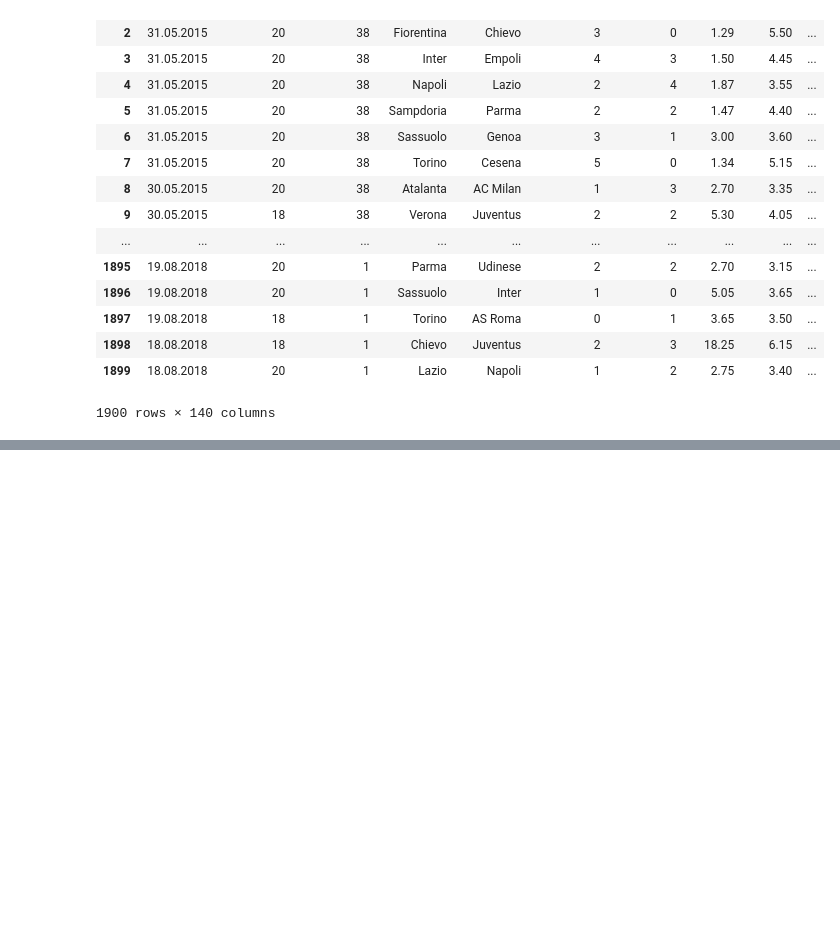
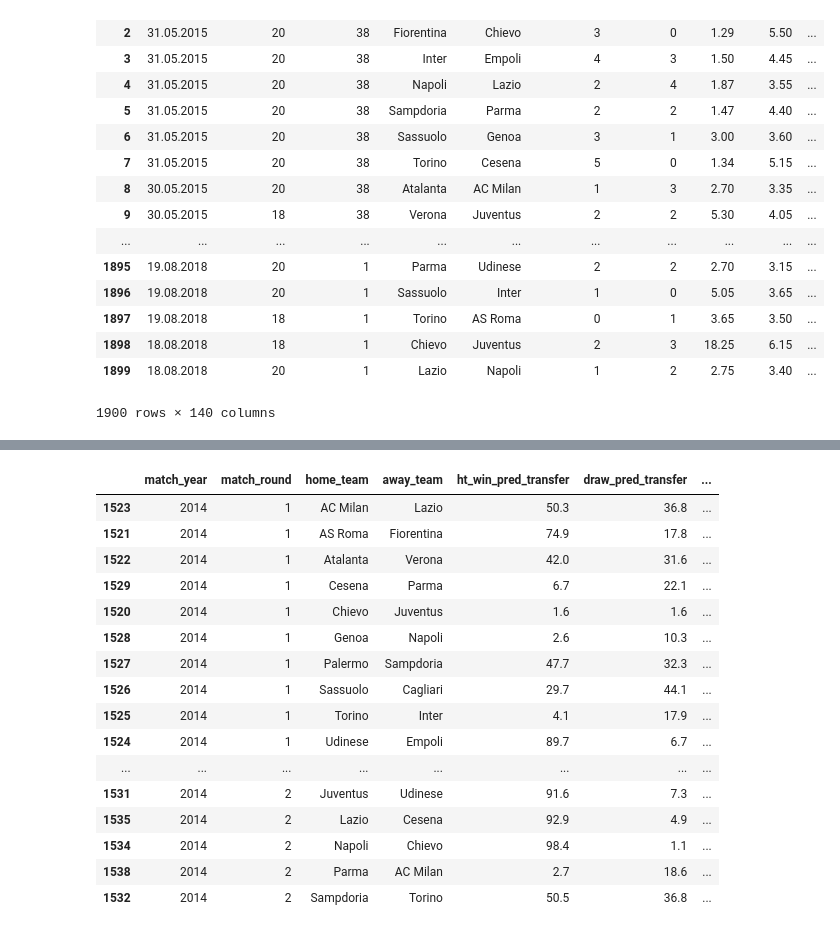
Before and after one commit to teomores/epl-oracle, a Jupyter notebook: notebooks/to_xgb_dataset.ipynb, the cells around one changed output, grey strips where cells are left out. Saved outputs shown, nothing was run; the diff lists cells and outputs as text; code cells hidden in the pictures; blank space fills up the shorter version.

```diff
--- a/notebooks/to_xgb_dataset.ipynb
+++ b/notebooks/to_xgb_dataset.ipynb
@@ -66,0 +134,17 @@ df
+# %%
+user_pref_df.loc[user_pref_df.home_team == 'Cagliari Calcio', 'home_team'] = 'Cagliari'
+user_pref_df.loc[user_pref_df.away_team == 'Cagliari Calcio', 'away_team'] = 'Cagliari'
+user_pref_df.loc[user_pref_df.home_team == 'Chievo Verona', 'home_team'] = 'Chievo'
+user_pref_df.loc[user_pref_df.away_team == 'Chievo Verona', 'away_team'] = 'Chievo'
+user_pref_df.loc[user_pref_df.home_team == 'FC Empoli', 'home_team'] = 'Empoli'
+user_pref_df.loc[user_pref_df.away_team == 'FC Empoli', 'away_team'] = 'Empoli'
+user_pref_df.loc[user_pref_df.home_team == 'SSC Napoli', 'home_team'] = 'Napoli'
+user_pref_df.loc[user_pref_df.away_team == 'SSC Napoli', 'away_team'] = 'Napoli'
+user_pref_df.loc[user_pref_df.home_team == 'Udinese Calcio', 'home_team'] = 'Udinese'
+user_pref_df.loc[user_pref_df.away_team == 'Udinese Calcio', 'away_team'] = 'Udinese'
+user_pref_df.loc[user_pref_df.home_team == 'US Palermo', 'home_team'] = 'Palermo'
+user_pref_df.loc[user_pref_df.away_team == 'US Palermo', 'away_team'] = 'Palermo'
+user_pref_df.loc[user_pref_df.home_team == 'SPAL', 'home_team'] = 'Spal'
+user_pref_df.loc[user_pref_df.away_team == 'SPAL', 'away_team'] = 'Spal'
+user_pref_df.loc[user_pref_df.home_team == 'Hellas Verona', 'home_team'] = 'Verona'
+user_pref_df.loc[user_pref_df.away_team == 'Hellas Verona', 'away_team'] = 'Verona'
@@ -77,0 +187,20 @@ df.match_hour = df.match_hour.astype(int)
+# %%
+user_pref_df.sort_values(by=['match_year','match_round','home_team','away_team']).head(19)
+# %% [output]
+|  | match_year | match_round | home_team | away_team | ht_win_pred_transfer | draw_pred_transfer | ... |
+| 1523 | 2014 | 1 | AC Milan | Lazio | 50.3 | 36.8 | ... |
+| 1521 | 2014 | 1 | AS Roma | Fiorentina | 74.9 | 17.8 | ... |
+| 1522 | 2014 | 1 | Atalanta | Verona | 42.0 | 31.6 | ... |
+| 1529 | 2014 | 1 | Cesena | Parma | 6.7 | 22.1 | ... |
+| 1520 | 2014 | 1 | Chievo | Juventus | 1.6 | 1.6 | ... |
+| 1528 | 2014 | 1 | Genoa | Napoli | 2.6 | 10.3 | ... |
+| 1527 | 2014 | 1 | Palermo | Sampdoria | 47.7 | 32.3 | ... |
+| 1526 | 2014 | 1 | Sassuolo | Cagliari | 29.7 | 44.1 | ... |
+| 1525 | 2014 | 1 | Torino | Inter | 4.1 | 17.9 | ... |
+| 1524 | 2014 | 1 | Udinese | Empoli | 89.7 | 6.7 | ... |
+| ... | ... | ... | ... | ... | ... | ... | ... |
+| 1531 | 2014 | 2 | Juventus | Udinese | 91.6 | 7.3 | ... |
+| 1535 | 2014 | 2 | Lazio | Cesena | 92.9 | 4.9 | ... |
+| 1534 | 2014 | 2 | Napoli | Chievo | 98.4 | 1.1 | ... |
+| 1538 | 2014 | 2 | Parma | AC Milan | 2.7 | 18.6 | ... |
+| 1532 | 2014 | 2 | Sampdoria | Torino | 50.5 | 36.8 | ... |
```
Also changed, not shown: parts of 18 cells of this notebook, 4 other files.
